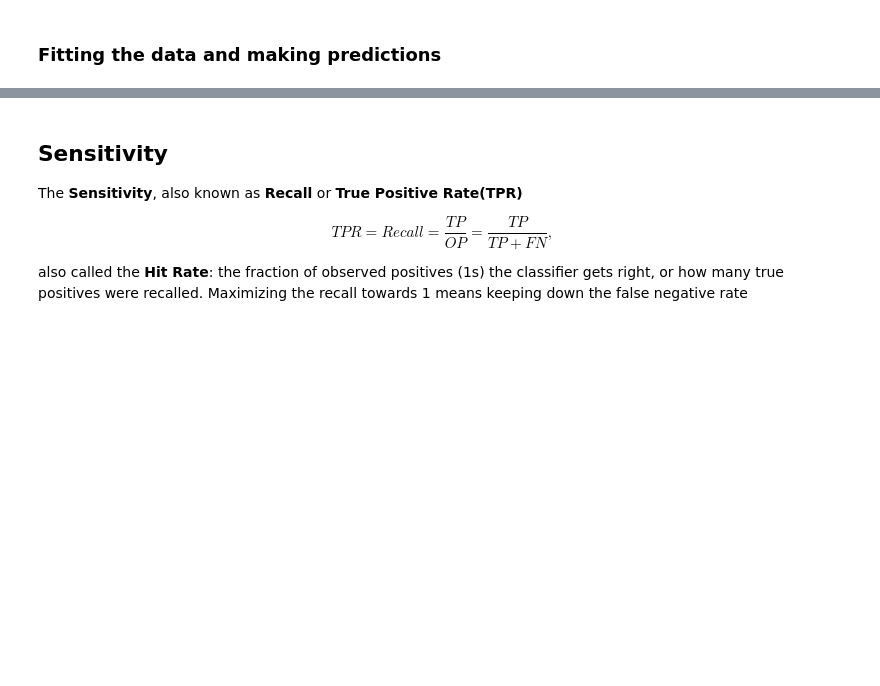
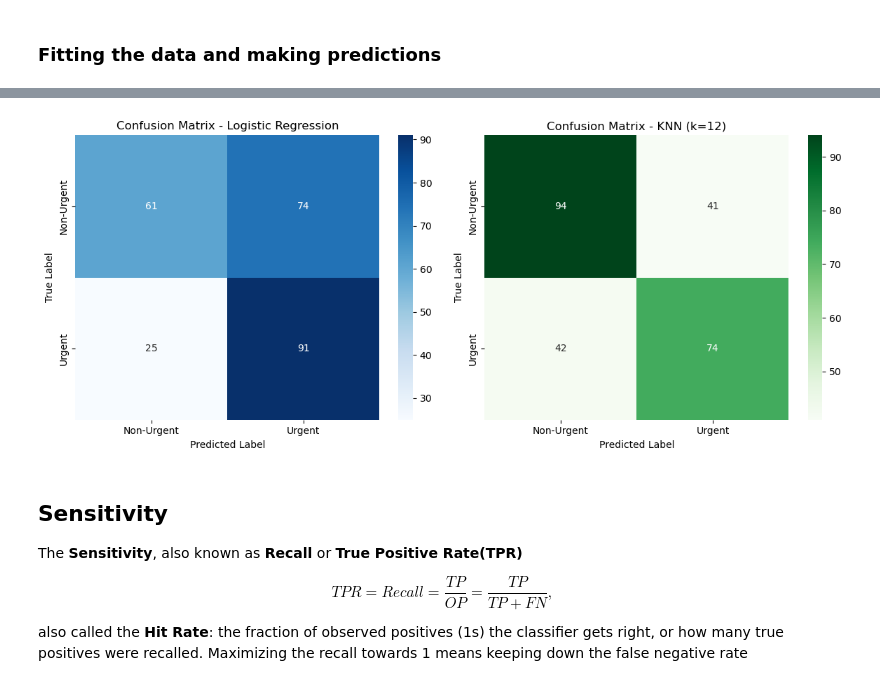
Before and after one commit to ealmiras/cs109x, a Jupyter notebook: Case-Study-covid19_scaffold.ipynb, the cells around one changed output, grey strips where cells are left out. Drawn from its saved outputs; the diff is of its cells as text; code cells hidden in the pictures; blank space fills up the shorter version.

```diff
--- a/Case-Study-covid19_scaffold.ipynb
+++ b/Case-Study-covid19_scaffold.ipynb
@@ -159,0 +82,14 @@ LogisticRegression(C=0.8)
+# %%
+parameters = [{'C': [0.01, 0.1, 1, 10, 100]}]
+log_reg = LogisticRegression(max_iter=1000, solver='liblinear')
+
+grid_search = GridSearchCV(estimator = log_reg,
+                           param_grid = parameters,
+                           scoring = 'accuracy',
+                           cv = 5)
+grid_search.fit(X_train, y_train)
+
+best_C = grid_search.best_params_['C']
+best_accuracy = grid_search.best_score_
+best_model = grid_search.best_estimator_
+best_C, best_accuracy, best_model
@@ -181,3 +102,8 @@ LogisticRegression(C=0.8)
+# %%
+logreg = LogisticRegression(C=0.1, max_iter=1000, solver='liblinear')
+logreg.fit(X_train, y_train)
+
+y_pred = logreg.predict(X_test)
 # %%
 # Compute the accuracy of the model
 logistic_acc = accuracy_score(y_test, y_pred)
@@ -242 +133,6 @@ KNeighborsClassifier(n_neighbors=3)
+# %%
+knn = KNeighborsClassifier(n_neighbors=12)
+knn.fit(X_train, y_train)
+
+y_pred_knn = knn.predict(X_test)
 # %%
@@ -307,3 +161,25 @@ Plot the Confusion Matrix for each of the above models as a heatmap. Your plot s
+# %%
+# Plot of the Confusion Matrix for the Logisitic Regression and kNN Classification model
+
+# Your code here
+plt.figure(figsize=(12, 5))
+
+plt.subplot(1, 2, 1)
+sns.heatmap(cm_logreg, annot=True, fmt="d", cmap="Blues", xticklabels=["Non-Urgent", "Urgent"], yticklabels=["Non-Urgent", "Urgent"])
+plt.xlabel("Predicted Label")
+plt.ylabel("True Label")
+plt.title("Confusion Matrix - Logistic Regression")
+
+plt.subplot(1, 2, 2)
+sns.heatmap(cm_knn, annot=True, fmt="d", cmap="Greens", xticklabels=["Non-Urgent", "Urgent"], yticklabels=["Non-Urgent", "Urgent"])
+plt.xlabel("Predicted Label")
+plt.ylabel("True Label")
+plt.title("Confusion Matrix - KNN (k=12)")
+
+plt.tight_layout()
+plt.show()
+# %% [output]
+[figure, added]
 # %% [markdown]
 ## **Sensitivity**
 
```
Also changed, not shown: parts of 49 cells of this notebook.
